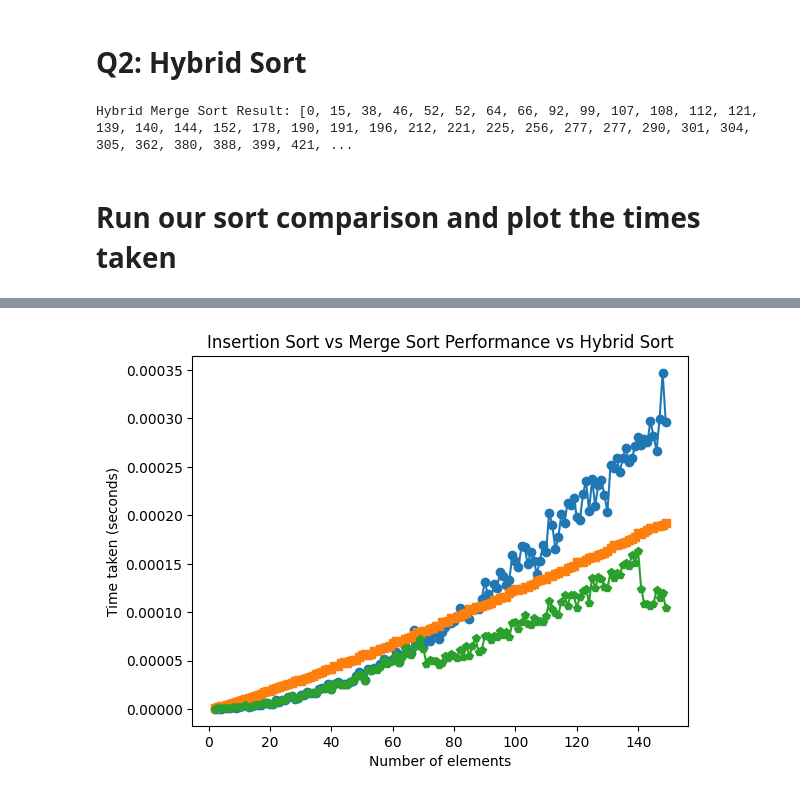
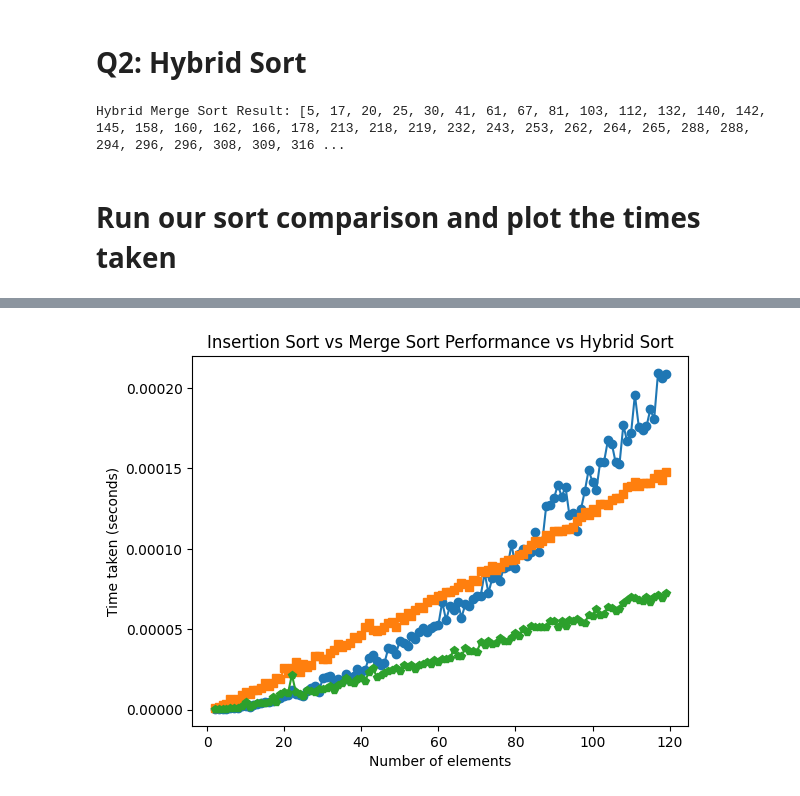
Before and after one commit to christianwilkins/431-writeup-repo, a Jupyter notebook: test.ipynb, the cells around one changed output, grey strips where cells are left out. Drawn from its saved outputs; the diff is of its cells as text; code cells hidden in the pictures.

```diff
--- a/test.ipynb
+++ b/test.ipynb
@@ -113,7 +113,7 @@ def insertion_sort_partial(arr, left, right):
             j -= 1
         arr[j + 1] = key
 
-def hybrid_merge_sort(arr, left, right, threshold=70):
+def hybrid_merge_sort(arr, left, right, threshold=21):
     if left < right:
         if right - left + 1 <= threshold:
             insertion_sort_partial(arr, left, right)
@@ -134,7 +134,7 @@ arr_copy_for_hybrid = arr.copy()
 hybrid_merge_sort(arr_copy_for_hybrid, 0, len(arr_copy_for_hybrid) - 1)
 print("Hybrid Merge Sort Result:", arr_copy_for_hybrid)
 # %% [output]
-Hybrid Merge Sort Result: [0, 15, 38, 46, 52, 52, 64, 66, 92, 99, 107, 108, 112, 121, 139, 140, 144, 152, 178, 190, 191, 196, 212, 221, 225, 256, 277, 277, 290, 301, 304, 305, 362, 380, 388, 399, 421, ...
+Hybrid Merge Sort Result: [5, 17, 20, 25, 30, 41, 61, 67, 81, 103, 112, 132, 140, 142, 145, 158, 160, 162, 166, 178, 213, 218, 219, 232, 243, 253, 262, 264, 265, 288, 288, 294, 296, 296, 308, 309, 316 ...
 # %% [markdown]
 # Run our sort comparison and plot the times taken
 # %%
@@ -143,15 +143,16 @@ import timeit
 import matplotlib.pyplot as plt
 
 # We will run the function 1000 times (Edit below)
-number_of_runs = 1000
+number_of_runs = 100
 
 # generate a list of sizes, from 2 to 150 (Edit below)
-sizes = list(range(2, 150))
+sizes = list(range(2, 120))
 
 x_values = []
 y_values = []
 z_values = []
 a_values = []
+timsort_total = 0
 
 for size in sizes:
     # Generate a random list of size `size`
@@ -176,6 +177,9 @@ for size in sizes:
     y_values.append(time_per_run)
     z_values.append(time_per_run2)
     a_values.append(time_per_run3)
+    timsort_total += time_per_run3
+
+print("Total time taken for TimSort:", timsort_total)
 
 # Plot the performance of insertion sort
 plt.plot(x_values, y_values, label="Insertion Sort", marker='o')
@@ -213 +218 @@ Note: you may need to restart the kernel to use updated packages.
-[figure, old version]
+[figure, new version]
```
Also changed, not shown: parts of 3 cells of this notebook.
